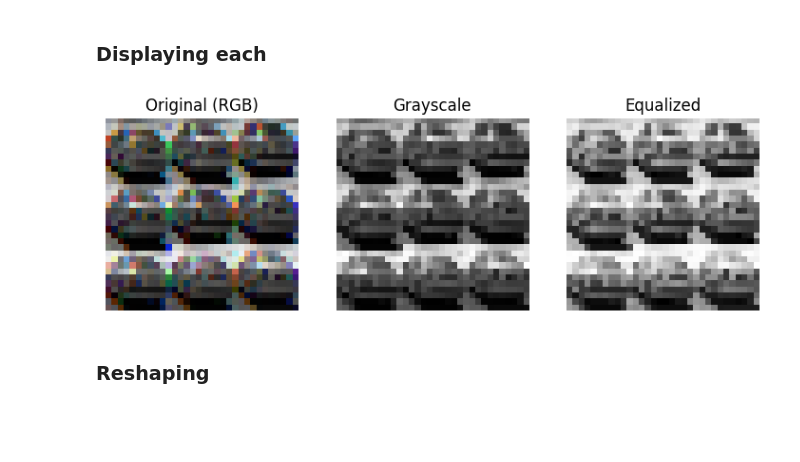
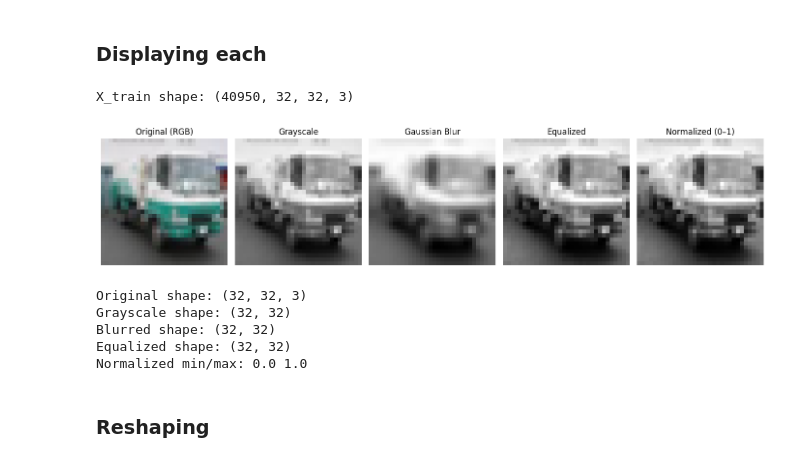
Before and after one commit to milamurphy/ML-Image-Classification, a Jupyter notebook: preprocessing.ipynb, the cells around one changed output. Cells and saved outputs as stored; diff of their text form; code cells hidden in the pictures; blank space fills up the shorter version.

Commit message:
Revamped pipeline with data augmentation and RGB shape

```diff
--- a/preprocessing.ipynb
+++ b/preprocessing.ipynb
@@ -358,11 +618,18 @@ print(X_train.shape, X_val.shape, X_test.shape)
 def grayscale(img):
     return cv2.cvtColor(img, cv2.COLOR_RGB2GRAY)
 
+def gaussian_blur(img, ksize=(3, 3)):
+    return cv2.GaussianBlur(img, ksize, 0)
+
 def equalize(img):
     return cv2.equalizeHist(img)
 
+def normalize(img):
+    return img / 255.0
+
 def preprocessing(img):
-    img = grayscale(img)
-    img = equalize(img)
-    img = img / 255.0
+    # img = grayscale(img)
+    img = gaussian_blur(img, (3, 3))
+    # img = equalize(img)
+    img = normalize(img)
     return img
@@ -369,35 +650,63 @@ def preprocessing(img):
 # %% [markdown]
 ### Displaying each
 # %%
+print("X_train shape:", X_train.shape)
+assert X_train.shape[1:] == (32, 32, 3)
+
 random_index = 555
-img_original = X_train[random_index]
+img_original = X_train[random_index] # shape (32,32,3)
 
 img_gray = grayscale(img_original)
+img_blurred = gaussian_blur(img_gray)
 img_equalized = equalize(img_gray)
-img_normalized = img_equalized / 255.0
+img_normalized = normalize(img_equalized)
 
-plt.figure(figsize=(12, 3))
+plt.figure(figsize=(14, 4))
 
-# our orignial image
-plt.subplot(1, 4, 1)
+# Original RGB
+plt.subplot(1, 5, 1)
 plt.imshow(img_original)
 plt.title("Original (RGB)")
 plt.axis("off")
 
-# grayscale
-plt.subplot(1, 4, 2)
+# Grayscale
+plt.subplot(1, 5, 2)
 plt.imshow(img_gray, cmap='gray')
 plt.title("Grayscale")
 plt.axis("off")
 
-# equalized
-plt.subplot(1, 4, 3)
+# Blurred
+plt.subplot(1, 5, 3)
+plt.imshow(img_blurred, cmap='gray')
+plt.title("Gaussian Blur")
+plt.axis("off")
+
+# Equalized
+plt.subplot(1, 5, 4)
 plt.imshow(img_equalized, cmap='gray')
 plt.title("Equalized")
 plt.axis("off")
 
+# Normalized
+plt.subplot(1, 5, 5)
+plt.imshow(img_normalized, cmap='gray')
+plt.title("Normalized (0–1)")
+plt.axis("off")
+plt.tight_layout()
 plt.show()
+
+print("Original shape:", img_original.shape)
+print("Grayscale shape:", img_gray.shape)
+print("Blurred shape:", img_blurred.shape)
+print("Equalized shape:", img_equalized.shape)
+print("Normalized min/max:", img_normalized.min(), img_normalized.max())
 # %% [output]
+X_train shape: (40950, 32, 32, 3)
-[figure, old version]
+[figure, new version]
+Original shape: (32, 32, 3)
+Grayscale shape: (32, 32)
+Blurred shape: (32, 32)
+Equalized shape: (32, 32)
+Normalized min/max: 0.0 1.0
 # %% [markdown]
 ### Reshaping
```
Also changed, not shown: parts of 72 cells of this notebook, 1 other file.
